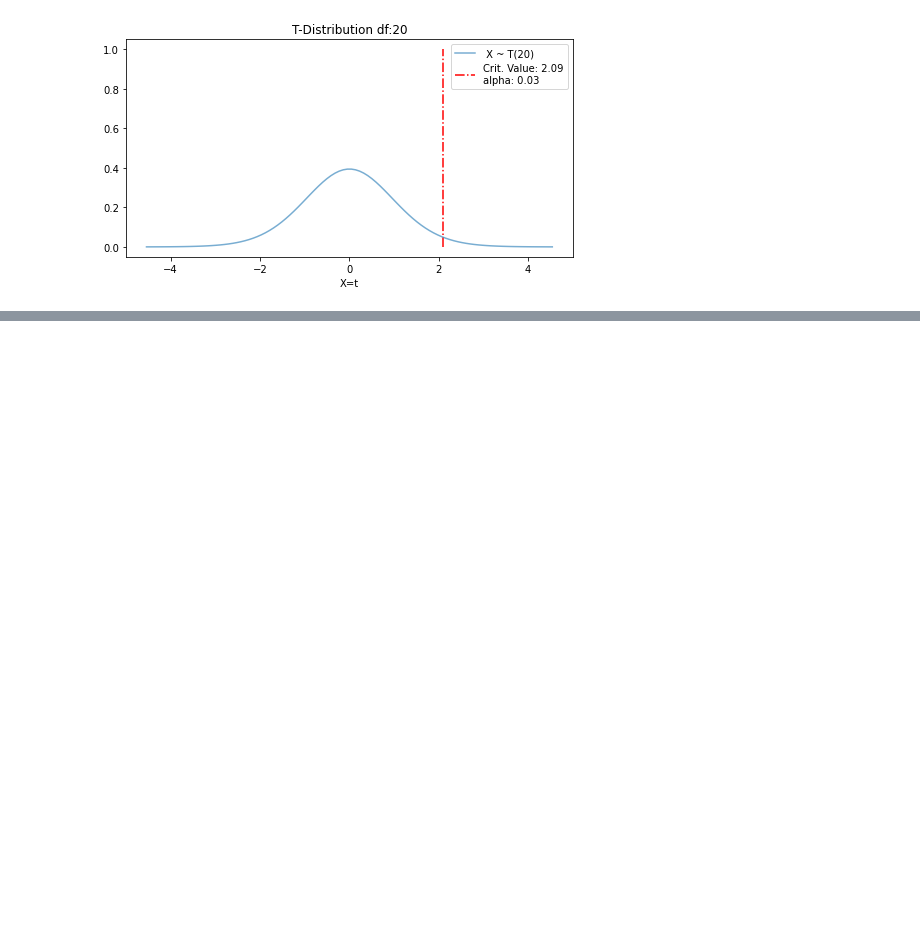
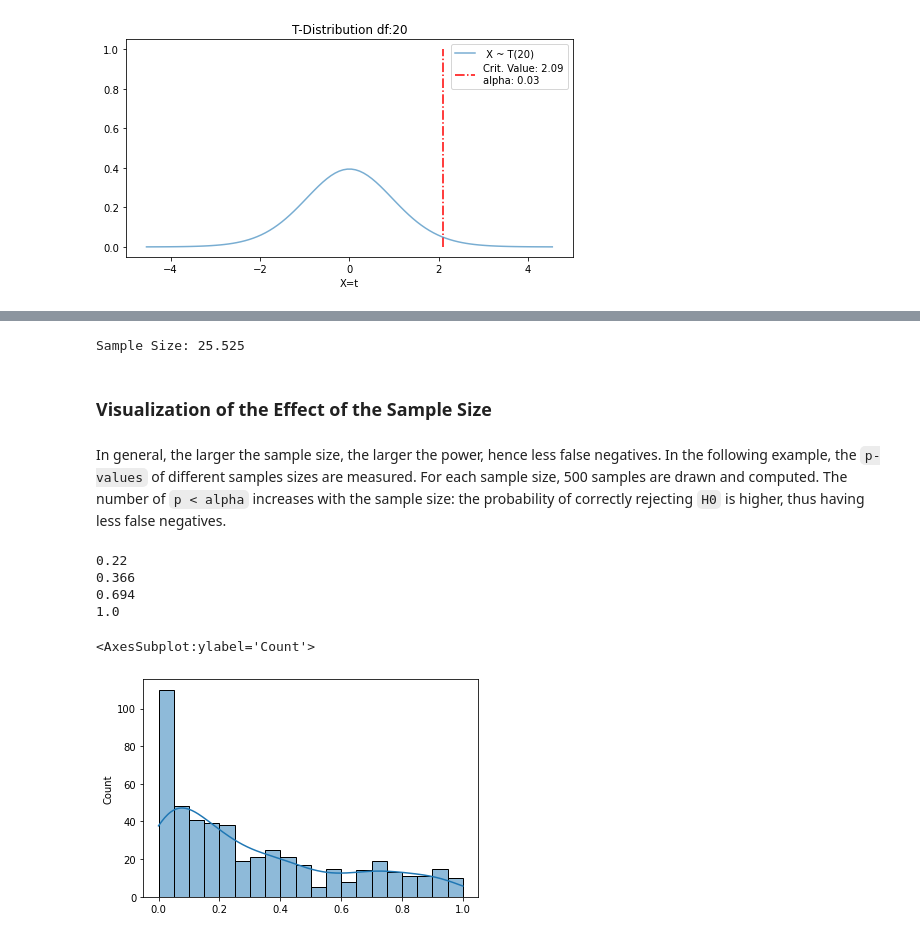
Before and after one commit to mxagar/statistics_with_python_coursera, a Jupyter notebook: 02_Inference/lab/05_Hypothesis_Testing_Examples.ipynb, the cells around one changed output, grey strips where cells are left out. Cells and saved outputs as stored; diff of their text form; code cells hidden in the pictures; blank space fills up the shorter version.

Commit message:
notes related to power analysis

```diff
--- a/02_Inference/lab/05_Hypothesis_Testing_Examples.ipynb
+++ b/02_Inference/lab/05_Hypothesis_Testing_Examples.ipynb
@@ -439,0 +463,44 @@ plot_t_critical(df=20,alpha=0.05/2)
+# %%
+# Estimate sample size via power analysis
+from statsmodels.stats.power import TTestIndPower
+# parameters for power analysis
+effect = 0.8 # Cohen's d
+alpha = 0.05
+power = 0.8 # 1 - beta
+# perform power analysis
+analysis = TTestIndPower()
+result = analysis.solve_power(effect, power=power, nobs1=None, ratio=1.0, alpha=alpha)
+print('Sample Size: %.3f' % result)
+# %% [output]
+Sample Size: 25.525
+# %% [markdown]
+### Visualization of the Effect of the Sample Size
+# %% [markdown]
+In general, the larger the sample size, the larger the power, hence less false negatives. In the following example, the `p-values` of different samples sizes are measured. For each sample size, 500 samples are drawn and computed. The number of `p < alpha` increases with the sample size: the probability of correctly rejecting `H0` is higher, thus having less false negatives.
+# %%
+da = pd.read_csv("nhanes_2015_2016.csv")
+dx = da[["BPXSY1", "BPXSY2", "RIDAGEYR"]].dropna()
+# %%
+all_p = []
+dy = dx.loc[(dx.RIDAGEYR >= 50) & (dx.RIDAGEYR <= 60), :]
+for n in 100, 200, 400, 800:
+    pv = []
+    for i in range(500):
+        dz = dy.sample(n)
+        db = dz.BPXSY1 - dz.BPXSY2
+        _, p = sm.stats.ztest(db.values, value=0)
+        pv.append(p)
+    pv = np.asarray(pv)
+    all_p.append(pv)
+    print((pv <= 0.05).mean())
+# %% [output]
+0.22
+0.366
+0.694
+1.0
+# %%
+# 0: n = 100
+sns.histplot(all_p[0],kde=True,bins=20)
+# %% [output]
+<AxesSubplot:ylabel='Count'>
+[figure, added]
```
Also changed, not shown: parts of 6 cells of this notebook, 1 other file.
